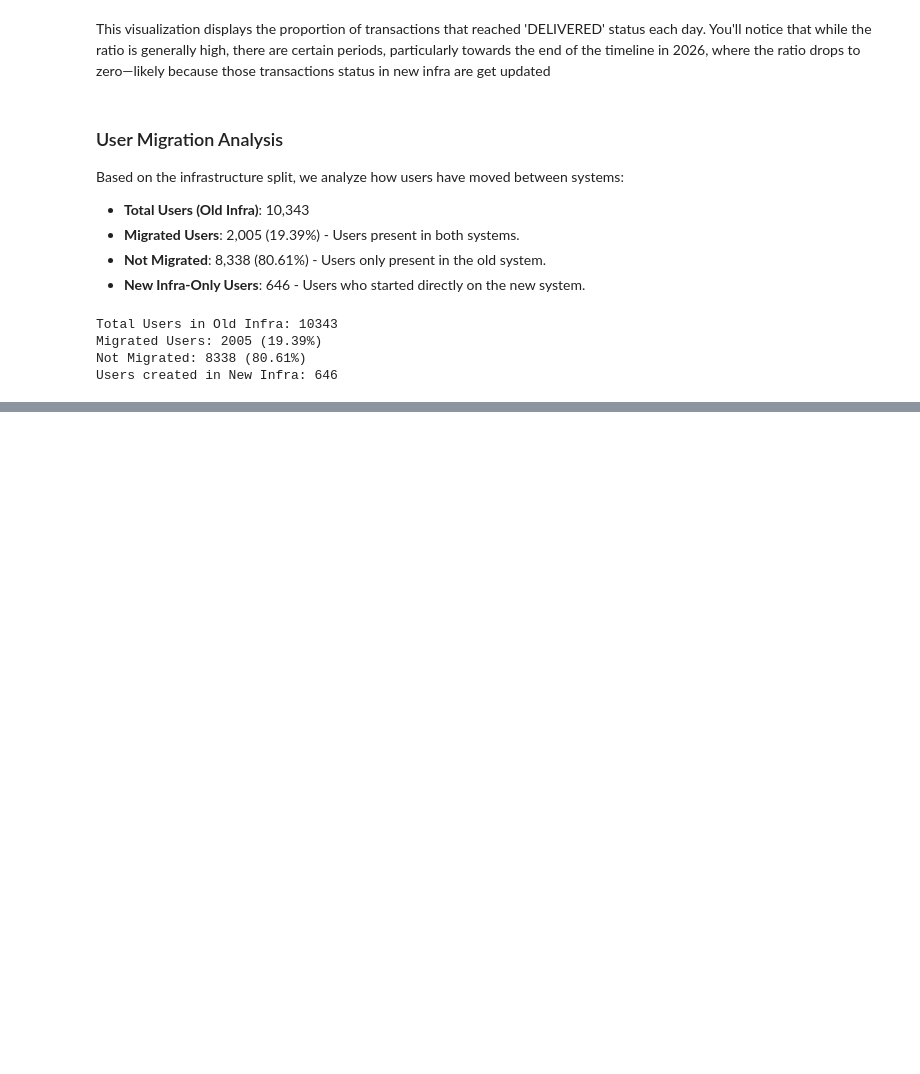
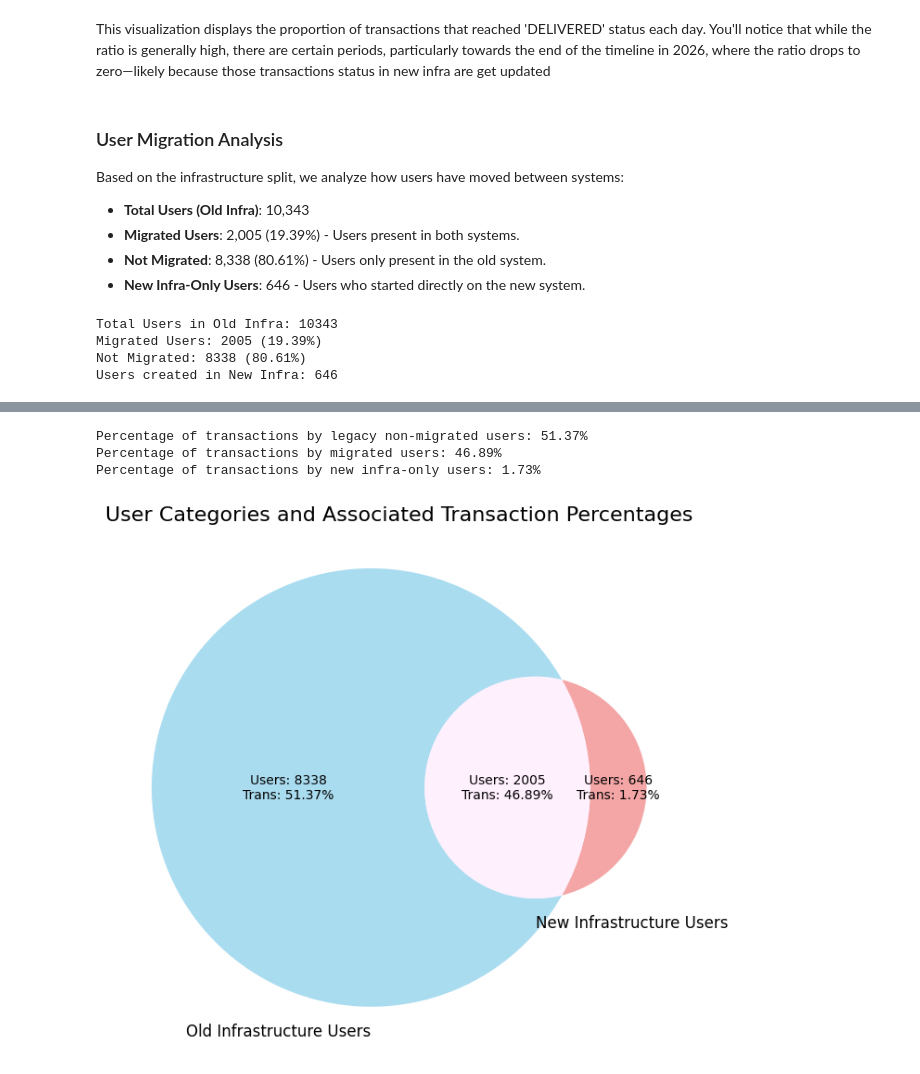
Before and after one commit to aravinth-xuno/fraud-detection-notebook, a Jupyter notebook: Exploratory_Data_Analysis_for_Fraud_Detection.ipynb, the cells around one changed output, grey strips where cells are left out. Saved outputs shown, nothing was run; the diff lists cells and outputs as text; code cells hidden in the pictures; blank space fills up the shorter version.

```diff
--- a/Exploratory_Data_Analysis_for_Fraud_Detection.ipynb
+++ b/Exploratory_Data_Analysis_for_Fraud_Detection.ipynb
@@ -291,0 +502,63 @@ Users created in New Infra: 646
+# %%
+# Calculate transactions by non-migrated users
+non_migrated_users_set = old_users - new_users
+transactions_by_non_migrated = df[df['USER_ID'].isin(non_migrated_users_set)]
+num_transactions_non_migrated = len(transactions_by_non_migrated)
+
+# Calculate transactions by migrated users
+migrated_users_set = old_users.intersection(new_users)
+transactions_by_migrated = df[df['USER_ID'].isin(migrated_users_set)]
+num_transactions_migrated = len(transactions_by_migrated)
+
+# Calculate transactions by new infra-only users
+new_only_users_set = new_users - old_users
+transactions_by_new_only = df[df['USER_ID'].isin(new_only_users_set)]
+num_transactions_new_only = len(transactions_by_new_only)
+
+# Calculate total transactions in the DataFrame for percentage calculation
+total_transactions_df = len(df)
+
+# Calculate percentages of transactions for each group relative to total transactions
+perc_trans_non_migrated = (num_transactions_non_migrated / total_transactions_df) * 100
+perc_trans_migrated = (num_transactions_migrated / total_transactions_df) * 100
+perc_trans_new_only = (num_transactions_new_only / total_transactions_df) * 100
+
+print(f"Percentage of transactions by legacy non-migrated users: {perc_trans_non_migrated:.2f}%")
+print(f"Percentage of transactions by migrated users: {perc_trans_migrated:.2f}%")
+print(f"Percentage of transactions by new infra-only users: {perc_trans_new_only:.2f}%")
+
+
+# --- Create the Venn Diagram with Transaction Percentages as Labels ---
+# The Venn diagram itself will still represent user counts visually,
+# but the labels will now include the transaction percentages.
+from matplotlib_venn import venn2
+import matplotlib.pyplot as plt
+
+# These are the original user counts for the Venn diagram's visual representation
+size_A_only_users = len(old_users - new_users)
+size_B_only_users = len(new_users - old_users)
+size_intersection_users = len(old_users.intersection(new_users))
+
+plt.figure(figsize=(8, 8))
+venn = venn2(subsets=(size_A_only_users, size_B_only_users, size_intersection_users),
+      set_labels=('Old Infrastructure Users', 'New Infrastructure Users'),
+      set_colors=('skyblue', 'lightcoral'),
+      alpha=0.7)
+
+# Update labels with transaction percentages
+if venn.get_label_by_id('10'):
+    venn.get_label_by_id('10').set_text(f'Users: {size_A_only_users}\nTrans: {perc_trans_non_migrated:.2f}%')
+
+if venn.get_label_by_id('11'):
+    venn.get_label_by_id('11').set_text(f'Users: {size_intersection_users}\nTrans: {perc_trans_migrated:.2f}%')
+
+if venn.get_label_by_id('01'):
+    venn.get_label_by_id('01').set_text(f'Users: {size_B_only_users}\nTrans: {perc_trans_new_only:.2f}%')
+
+plt.title('User Categories and Associated Transaction Percentages', fontsize=16)
+plt.show()
+# %% [output]
+Percentage of transactions by legacy non-migrated users: 51.37%
+Percentage of transactions by migrated users: 46.89%
+Percentage of transactions by new infra-only users: 1.73%
+[figure, added]
```
Also changed, not shown: parts of 15 cells of this notebook.
